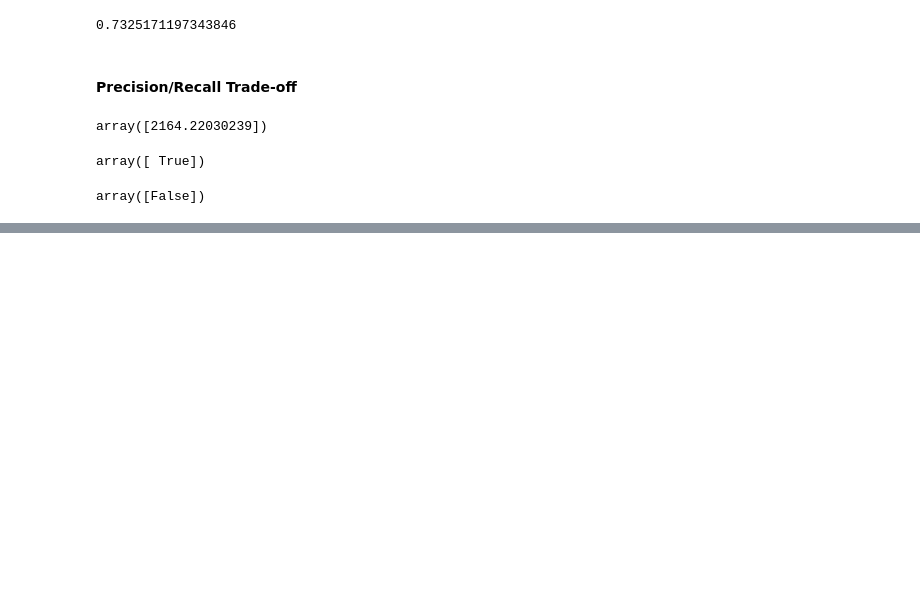
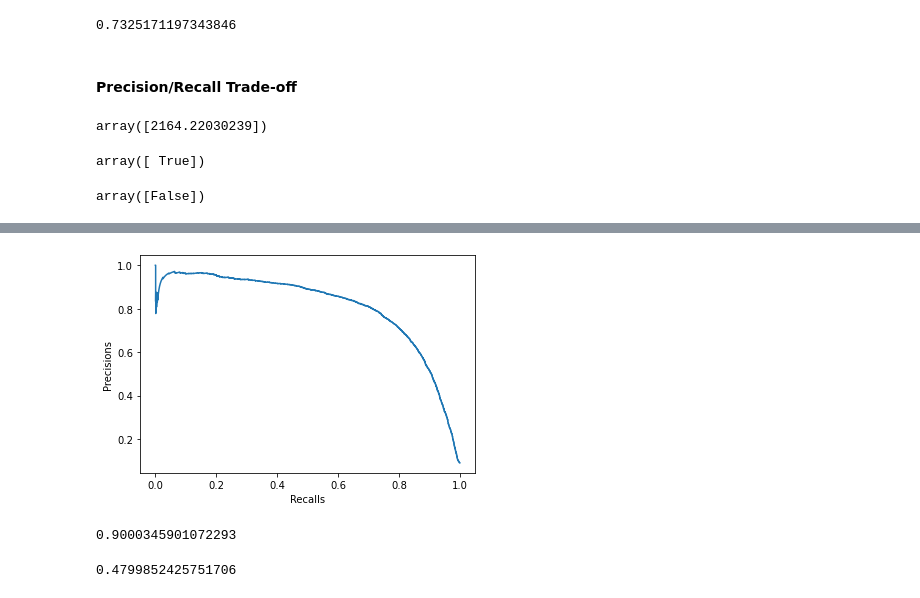
Before and after one commit to ericlau1987/hands_on_machine_learning_sklearn_keras_tensorflow, a Jupyter notebook: chapter3_classification/codes.ipynb, the cells around one changed output, grey strips where cells are left out. Cells and saved outputs as stored; diff of their text form; code cells hidden in the pictures; blank space fills up the shorter version.

```diff
--- a/chapter3_classification/codes.ipynb
+++ b/chapter3_classification/codes.ipynb
@@ -112,0 +133,10 @@ array([False])
+# %%
+def plot_precision_vs_recall(precisions, recalls):
+    plt.plot(recalls[:-1], precisions[:-1])
+    plt.xlabel("Recalls")
+    plt.ylabel('Precisions')
+
+plot_precision_vs_recall(precisions, recalls)
+plt.show()
+# %% [output]
+[figure, added]
@@ -112,0 +146,8 @@ array([False])
+# %%
+precision_score(y_train_5, y_train_pred_90)
+# %% [output]
+0.9000345901072293
+# %%
+recall_score(y_train_5, y_train_pred_90)
+# %% [output]
+0.4799852425751706
```
Also changed, not shown: parts of 6 cells of this notebook, 1 other file.
